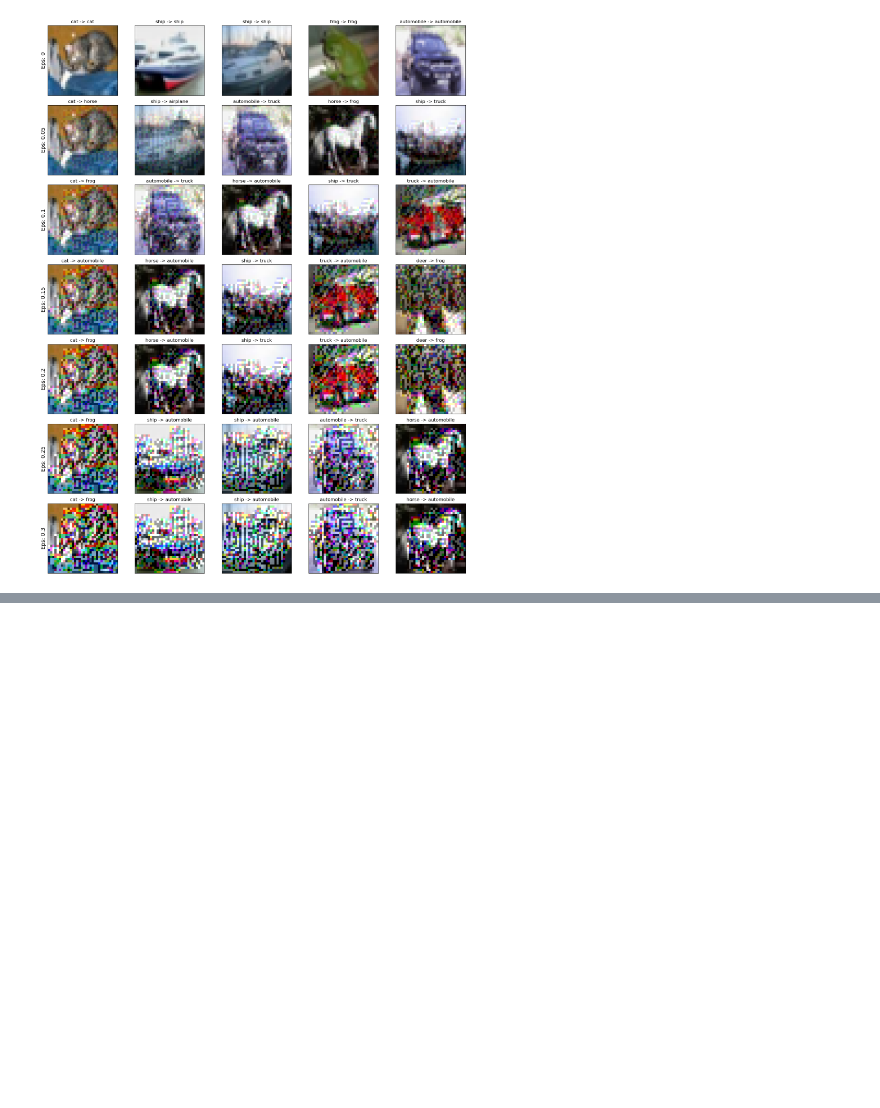
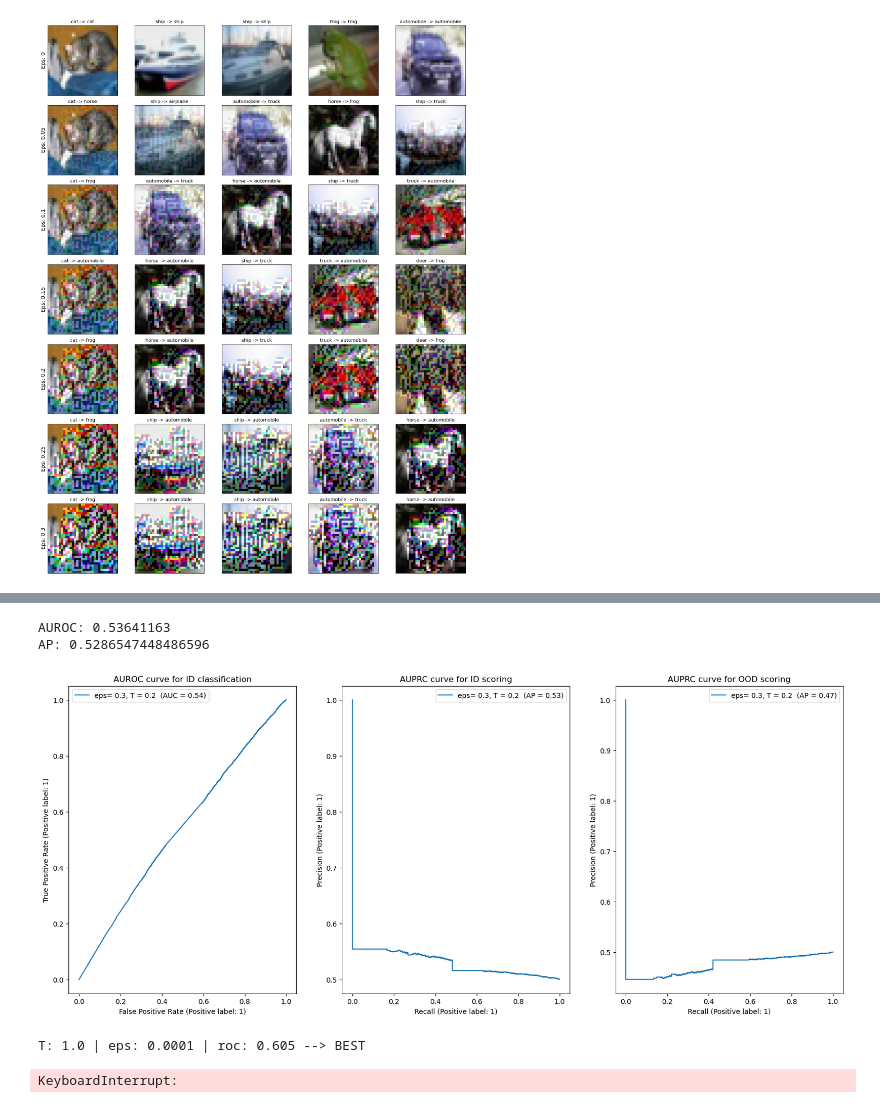
Before and after one commit to vittoriocasula/DLA-Project, a Jupyter notebook: lab4/Lab4.ipynb, the cells around one changed output, grey strips where cells are left out. Saved outputs shown, nothing was run; the diff lists cells and outputs as text; code cells hidden in the pictures; blank space fills up the shorter version.

Commit message:
ends odin implementation

```diff
--- a/lab4/Lab4.ipynb
+++ b/lab4/Lab4.ipynb
@@ -636,7 +632,8 @@ def pr_curve(logits_ID, logits_OOD, label_positive, eps, ax):
 epsilons = [0, 0.05, 0.1, 0.15, 0.2, 0.25, 0.3]
 pretrained_model = "./model/model.pth"
 torch.manual_seed(42)
-test_loader = id_data
+
+test_loader = in_data  ############
 
 accuracies = []
 examples = []
@@ -735,0 +815,12 @@ Implement the targeted Fast Gradient Sign Method to generate adversarial samples
+# %%
+T = 0.2
+eps = 0.3
+# %%
+scores_IN = score(in_data, model, T, eps)
+scores_OOD = score(ood_data, model, T, eps)
+# %%
+labels_ID = np.array([1 for _ in range(len(in_data.dataset))])
+labels_OOD = np.array([0 for _ in range(len(ood_data.dataset))])
+labels = np.concatenate([labels_ID, labels_OOD])
+
+scores = np.concatenate([scores_IN, scores_OOD])
@@ -735,0 +840,6 @@ Implement the targeted Fast Gradient Sign Method to generate adversarial samples
+# %%
+print(f"AUROC: {roc_auc_score(labels, scores)}")
+print(f"AP: {average_precision_score(labels, scores)}")
+# %% [output]
+AUROC: 0.53641163
+AP: 0.5286547448486596
@@ -735,0 +878,57 @@ Implement the targeted Fast Gradient Sign Method to generate adversarial samples
+# %%
+torch.manual_seed(42)
+
+
+fig, axs = plt.subplots(1, 3, figsize=(20, 8))  # 1 row, 3 columns
+
+roc_curve(in_data, ood_data, scores_IN, scores_OOD, eps=eps, T=T, ax=axs[0])
+pr_curve(
+    in_data,
+    ood_data,
+    scores_IN,
+    scores_OOD,
+    label_positive="id",
+    eps=eps,
+    T=T,
+    ax=axs[1],
+)
+
+pr_curve(
+    in_data,
+    ood_data,
+    scores_IN,
+    scores_OOD,
+    label_positive="ood",
+    eps=eps,
+    T=T,
+    ax=axs[2],
+)
+
+plt.show()
+# %% [output]
+[figure, added]
+# %%
+labels_ID = np.array([1 for _ in range(len(in_data.dataset))])
+labels_OOD = np.array([0 for _ in range(len(ood_data.dataset))])
+y = np.concatenate([labels_ID, labels_OOD])
+
+best_roc = -float("inf")
+best_params = None
+
+for T in np.linspace(100, 10000, 10):
+    for eps in np.linspace(0.00001, 0.0001, 10):
+        scores_ID = odin_score(in_data, model, T, eps)
+        scores_OOD = odin_score(ood_data, model, T, eps)
+        scores = np.concatenate([scores_ID, scores_OOD])
+
+        roc = roc_auc_score(labels, scores)
+
+        if roc > best_roc:
+            best_roc = roc
+            best_params = [T, eps]
+            print(f"T: {T:.1f} | eps: {eps:.4f} | roc: {roc:.3f} --> BEST")
+        else:
+            print(f"T: {T:.1f} | eps: {eps:.4f} | roc: {roc:.3f}")
+# %% [output]
+T: 1.0 | eps: 0.0001 | roc: 0.605 --> BEST
+KeyboardInterrupt:
```
Also changed, not shown: parts of 33 cells of this notebook.
